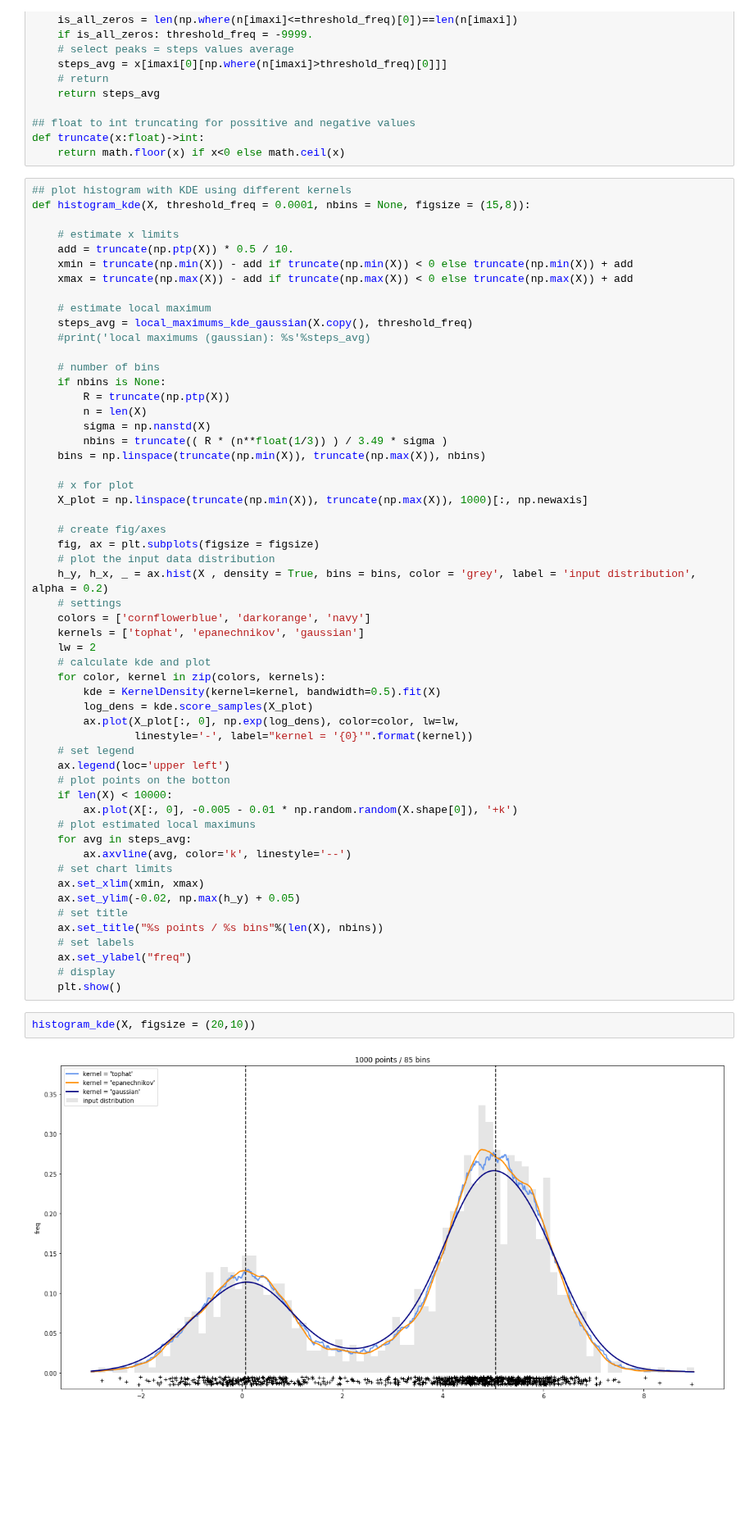
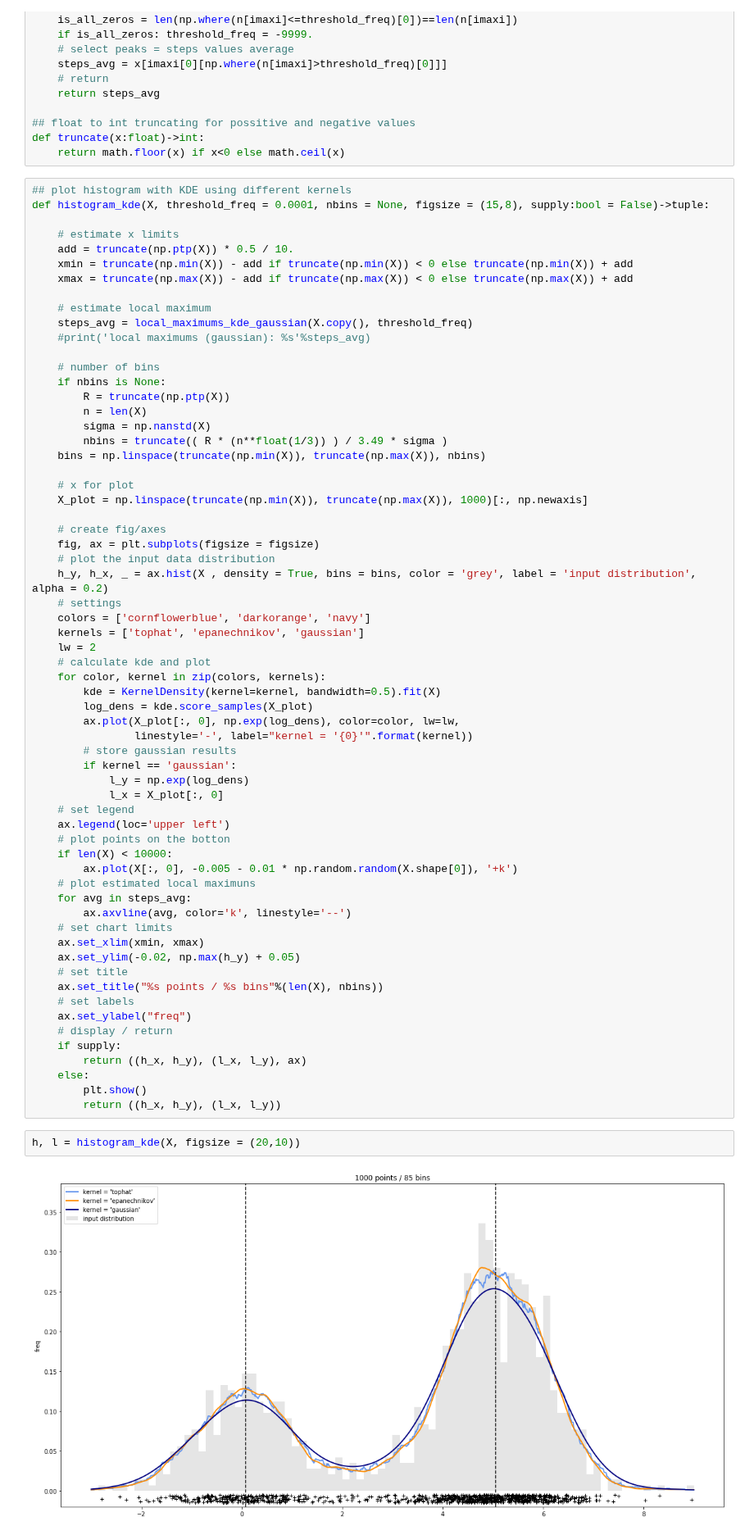
Before and after one commit to jmquintana79/utilsDS, a Jupyter notebook: notebooks/analysis/KDE/1D_Kernel_Density_Estimation.ipynb, the cells around one changed output. Shown at 82% size. Drawn from its saved outputs; the diff is of its cells as text; blank space fills up the shorter version.

Commit message:
return information about histogram and density

```diff
--- a/notebooks/analysis/KDE/1D_Kernel_Density_Estimation.ipynb
+++ b/notebooks/analysis/KDE/1D_Kernel_Density_Estimation.ipynb
@@ -67,7 +65,7 @@ def truncate(x:float)->int:
     return math.floor(x) if x<0 else math.ceil(x)
 # %%
 ## plot histogram with KDE using different kernels
-def histogram_kde(X, threshold_freq = 0.0001, nbins = None, figsize = (15,8)):
+def histogram_kde(X, threshold_freq = 0.0001, nbins = None, figsize = (15,8), supply:bool = False)->tuple:
 
     # estimate x limits
     add = truncate(np.ptp(X)) * 0.5 / 10.
@@ -103,6 +101,10 @@ def histogram_kde(X, threshold_freq = 0.0001, nbins = None, figsize = (15,8)):
         log_dens = kde.score_samples(X_plot)
         ax.plot(X_plot[:, 0], np.exp(log_dens), color=color, lw=lw,
                 linestyle='-', label="kernel = '{0}'".format(kernel))
+        # store gaussian results
+        if kernel == 'gaussian':
+            l_y = np.exp(log_dens)
+            l_x = X_plot[:, 0]
     # set legend
     ax.legend(loc='upper left')
     # plot points on the botton
@@ -118,9 +120,13 @@ def histogram_kde(X, threshold_freq = 0.0001, nbins = None, figsize = (15,8)):
     ax.set_title("%s points / %s bins"%(len(X), nbins))
     # set labels
     ax.set_ylabel("freq")
-    # display
-    plt.show()
+    # display / return
+    if supply:
+        return ((h_x, h_y), (l_x, l_y), ax)
+    else:
+        plt.show()
+        return ((h_x, h_y), (l_x, l_y))
 # %%
-histogram_kde(X, figsize = (20,10))
+h, l = histogram_kde(X, figsize = (20,10))
 # %% [output]
-[figure, old version]
+[figure, new version]
```
Also changed, not shown: parts of 4 cells of this notebook.
